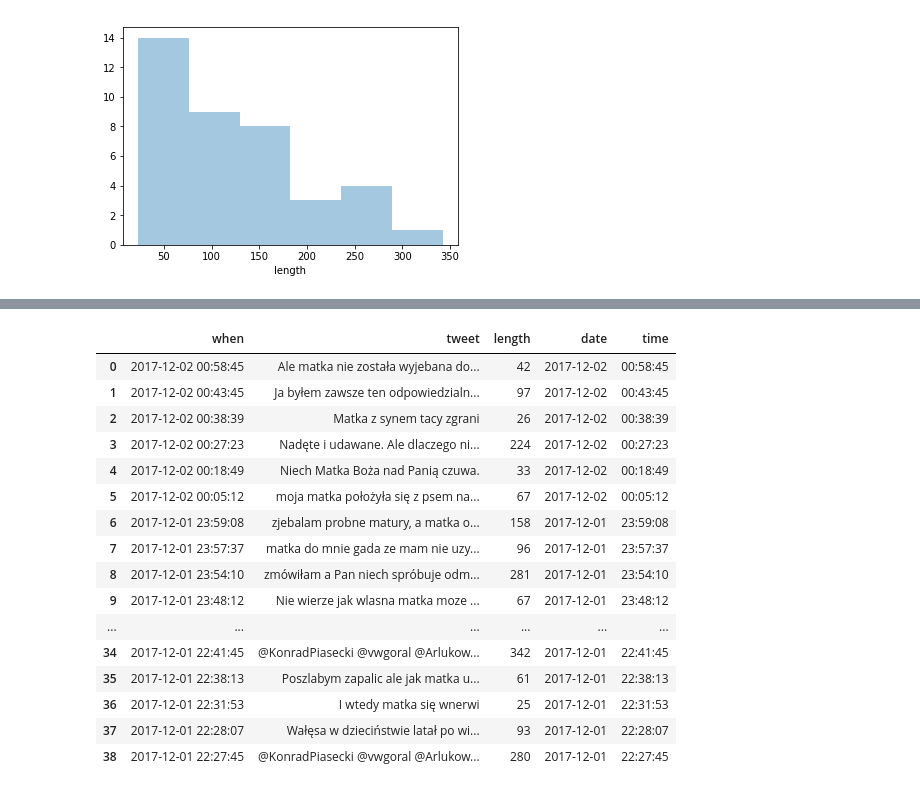
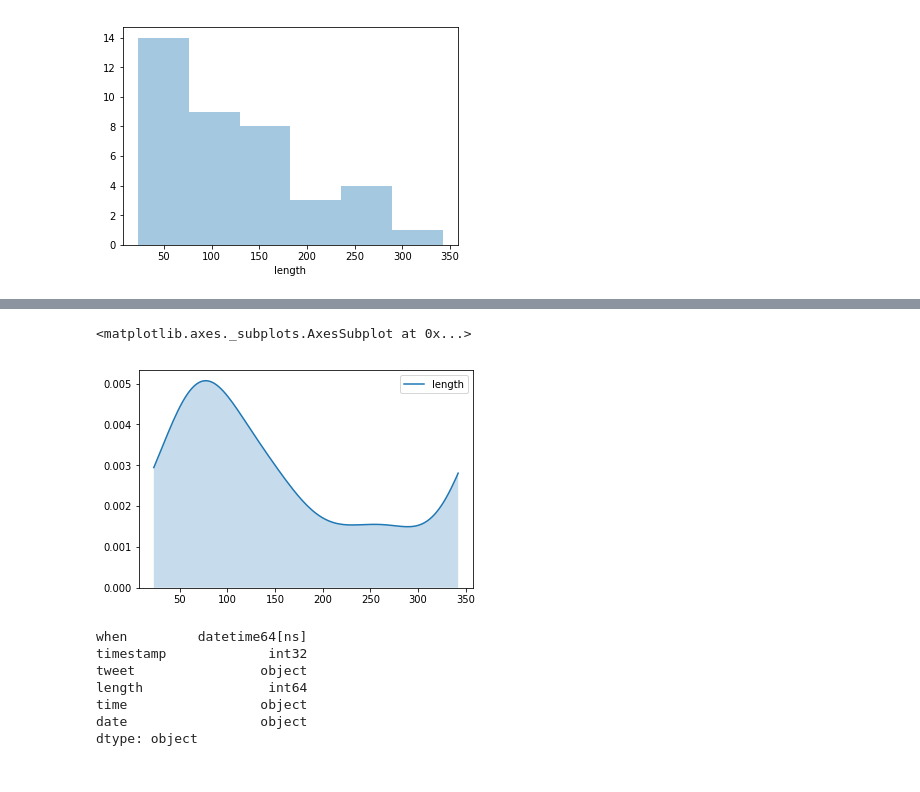
Before and after one commit to werpuc/prawdziwa_dama, a Jupyter notebook: body.ipynb, the cells around one changed output, grey strips where cells are left out. Drawn from its saved outputs; the diff is of its cells as text; code cells hidden in the pictures.

```diff
--- a/body.ipynb
+++ b/body.ipynb
@@ -97,22 +72,15 @@ AttributeError: module 'pandas' has no attribute 'to_date'
-# %%
-df['time'] = df['when'].dt.time
+# %%
+sns.kdeplot(df.length, shade=True, cut = 0)
+# %% [output]
+<matplotlib.axes._subplots.AxesSubplot at 0x...>
+[figure, added]
 # %%
-df
+df.dtypes
 # %% [output]
-|  | when | tweet | length | date | time |
-| 0 | 2017-12-02 00:58:45 | Ale matka nie została wyjebana do... | 42 | 2017-12-02 | 00:58:45 |
-| 1 | 2017-12-02 00:43:45 | Ja byłem zawsze ten odpowiedzialn... | 97 | 2017-12-02 | 00:43:45 |
-| 2 | 2017-12-02 00:38:39 | Matka z synem tacy zgrani | 26 | 2017-12-02 | 00:38:39 |
-| 3 | 2017-12-02 00:27:23 | Nadęte i udawane. Ale dlaczego ni... | 224 | 2017-12-02 | 00:27:23 |
-| 4 | 2017-12-02 00:18:49 | Niech Matka Boża nad Panią czuwa. | 33 | 2017-12-02 | 00:18:49 |
-| 5 | 2017-12-02 00:05:12 | moja matka położyła się z psem na... | 67 | 2017-12-02 | 00:05:12 |
-| 6 | 2017-12-01 23:59:08 | zjebalam probne matury, a matka o... | 158 | 2017-12-01 | 23:59:08 |
-| 7 | 2017-12-01 23:57:37 | matka do mnie gada ze mam nie uzy... | 96 | 2017-12-01 | 23:57:37 |
-| 8 | 2017-12-01 23:54:10 | zmówiłam a Pan niech spróbuje odm... | 281 | 2017-12-01 | 23:54:10 |
-| 9 | 2017-12-01 23:48:12 | Nie wierze jak wlasna matka moze ... | 67 | 2017-12-01 | 23:48:12 |
-| ... | ... | ... | ... | ... | ... |
-| 34 | 2017-12-01 22:41:45 | @KonradPiasecki @vwgoral @Arlukow... | 342 | 2017-12-01 | 22:41:45 |
-| 35 | 2017-12-01 22:38:13 | Poszlabym zapalic ale jak matka u... | 61 | 2017-12-01 | 22:38:13 |
-| 36 | 2017-12-01 22:31:53 | I wtedy matka się wnerwi | 25 | 2017-12-01 | 22:31:53 |
-| 37 | 2017-12-01 22:28:07 | Wałęsa w dzieciństwie latał po wi... | 93 | 2017-12-01 | 22:28:07 |
-| 38 | 2017-12-01 22:27:45 | @KonradPiasecki @vwgoral @Arlukow... | 280 | 2017-12-01 | 22:27:45 |
+when         datetime64[ns]
+timestamp             int32
+tweet                object
+length                int64
+time                 object
+date                 object
+dtype: object
```
Also changed, not shown: parts of 16 cells of this notebook.
